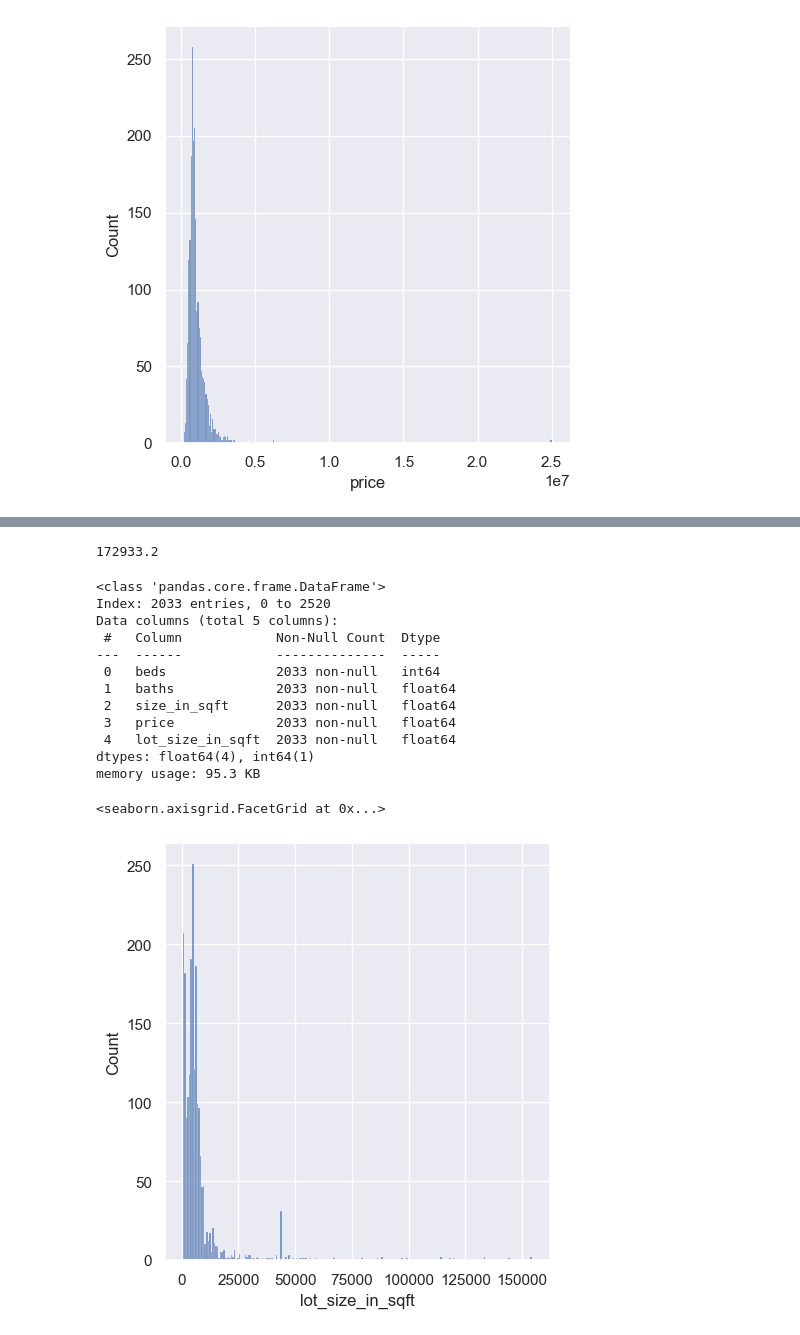
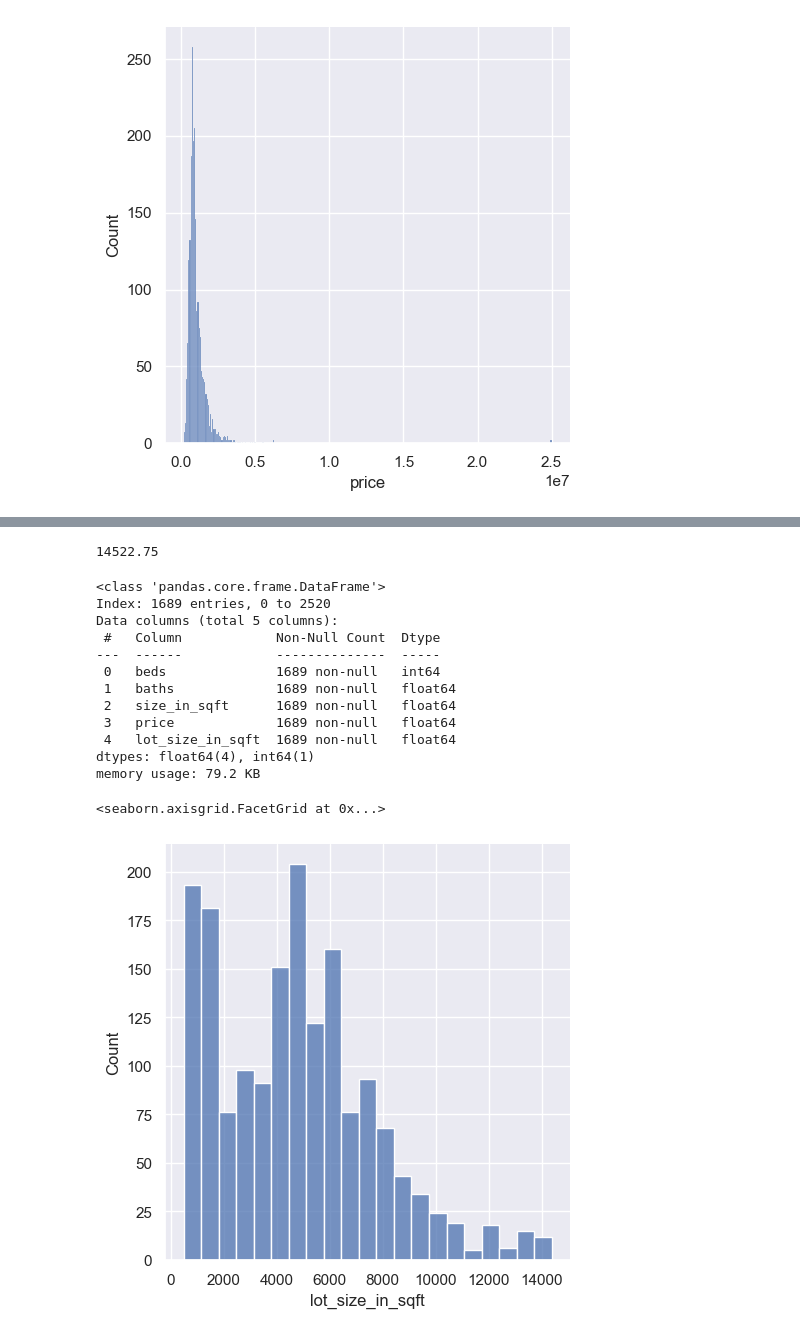
Before and after one commit to tolstoj48/seattle-house-price-prediction, a Jupyter notebook: seattle-real-estate-house-prices-prediction.ipynb, the cells around one changed output, grey strips where cells are left out. Drawn from its saved outputs; the diff is of its cells as text; code cells hidden in the pictures.

Commit message:
Cleaned data. Checked some regression assumptions

```diff
--- a/seattle-real-estate-house-prices-prediction.ipynb
+++ b/seattle-real-estate-house-prices-prediction.ipynb
@@ -294,29 +321,35 @@ min      5.000000e+02
 max      1.089000e+07
 Name: lot_size_in_sqft, dtype: float64
-# %%
-q = data_size_in_sqt_outliers["lot_size_in_sqft"].quantile(0.99)
-q
-# %% [output]
-172933.2
+# %%
+q1 = data_size_in_sqt_outliers["lot_size_in_sqft"].quantile(0.25)
+q3 = data_size_in_sqt_outliers["lot_size_in_sqft"].quantile(0.75)
+iqr = q3 - q1
+outlier_size_in_sqt_ouliers = q3 + 1.5 * iqr
+outlier_size_in_sqt_ouliers
+# %% [output]
+14522.75
+# %%
+data_prepro = data_size_in_sqt_outliers[data_size_in_sqt_outliers["lot_size_in_sqft"] < outlier_size_in_sqt_ouliers]
 # %%
-data_prepro = data_size_in_sqt_outliers[data_size_in_sqt_outliers["lot_size_in_sqft"] < q]
 data_prepro.info()
 # %% [output]
 <class 'pandas.core.frame.DataFrame'>
-Index: 2033 entries, 0 to 2520
+Index: 1689 entries, 0 to 2520
 Data columns (total 5 columns):
  #   Column            Non-Null Count  Dtype
 ---  ------            --------------  -----
- 0   beds              2033 non-null   int64
- 1   baths             2033 non-null   float64
- 2   size_in_sqft      2033 non-null   float64
- 3   price             2033 non-null   float64
- 4   lot_size_in_sqft  2033 non-null   float64
+ 0   beds              1689 non-null   int64
+ 1   baths             1689 non-null   float64
+ 2   size_in_sqft      1689 non-null   float64
+ 3   price             1689 non-null   float64
+ 4   lot_size_in_sqft  1689 non-null   float64
 dtypes: float64(4), int64(1)
-memory usage: 95.3 KB
+memory usage: 79.2 KB
+# %%
+data_clean = data_prepro.copy()
 # %%
-sns.displot(data_prepro["lot_size_in_sqft"])
+sns.displot(data_clean["lot_size_in_sqft"])
 # %% [output]
 <seaborn.axisgrid.FacetGrid at 0x...>
-[figure, old version]
+[figure, new version]
 # %%
```
Also changed, not shown: parts of 35 cells of this notebook.
